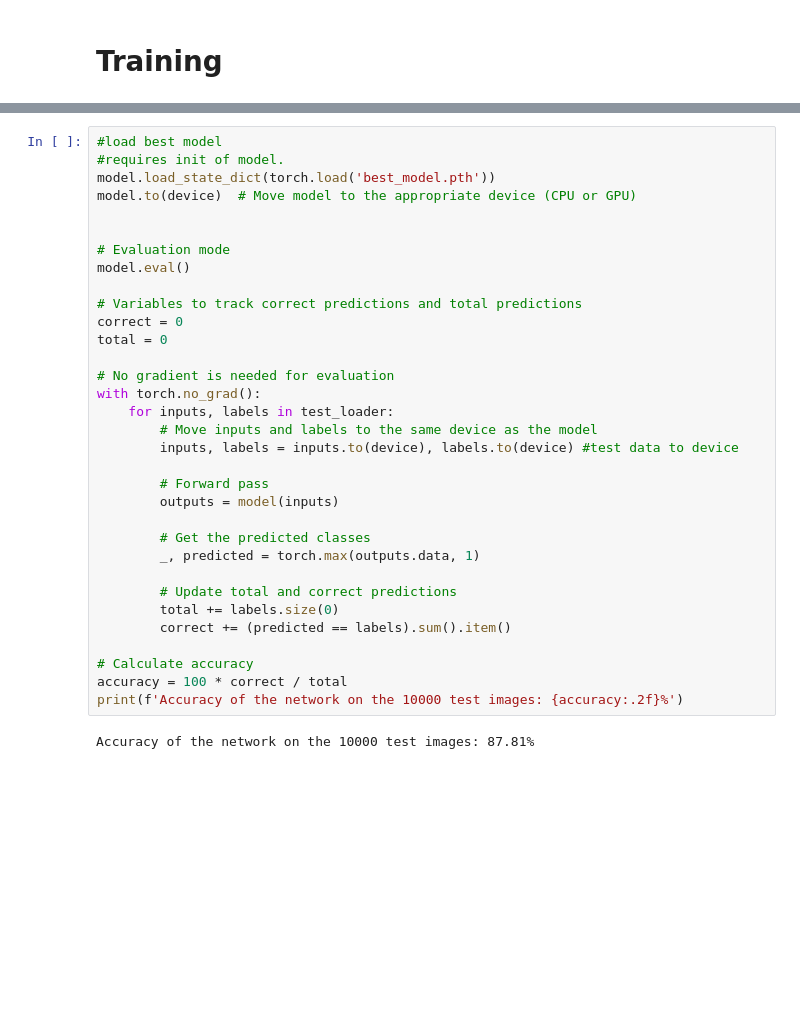
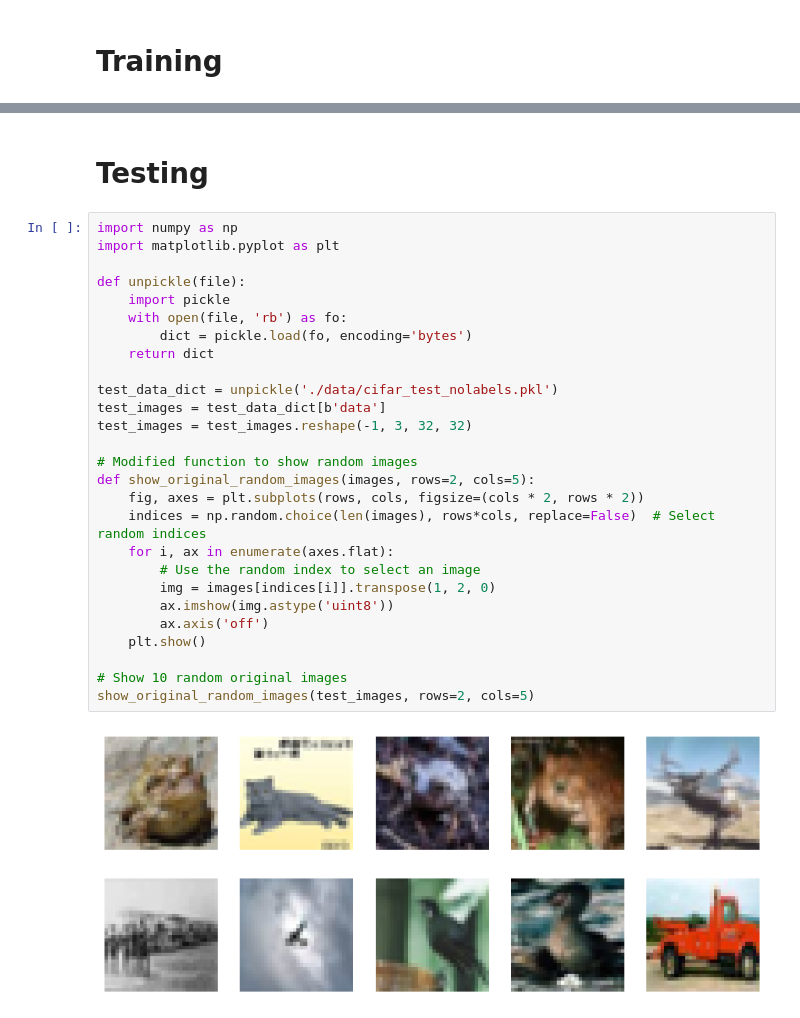
Before and after one commit to matzefit/DL_Sp24_Miniproject, a Jupyter notebook: script.ipynb, the cells around one changed output, grey strips where cells are left out. Cells and saved outputs as stored; diff of their text form; blank space fills up the shorter version.

```diff
--- a/script.ipynb
+++ b/script.ipynb
@@ -324,35 +395,31 @@ Epoch: 23
-# %%
-#load best model
-#requires init of model.
-model.load_state_dict(torch.load('best_model.pth'))
-model.to(device)  # Move model to the appropriate device (CPU or GPU)
-
-
-# Evaluation mode
-model.eval()
-
-# Variables to track correct predictions and total predictions
-correct = 0
-total = 0
-
-# No gradient is needed for evaluation
-with torch.no_grad():
-    for inputs, labels in test_loader:
-        # Move inputs and labels to the same device as the model
-        inputs, labels = inputs.to(device), labels.to(device) #test data to device
-
-        # Forward pass
-        outputs = model(inputs)
-
-        # Get the predicted classes
-        _, predicted = torch.max(outputs.data, 1)
-
-        # Update total and correct predictions
-        total += labels.size(0)
-        correct += (predicted == labels).sum().item()
-
-# Calculate accuracy
-accuracy = 100 * correct / total
-print(f'Accuracy of the network on the 10000 test images: {accuracy:.2f}%')
-# %% [output]
-Accuracy of the network on the 10000 test images: 87.81%
+# %% [markdown]
+# Testing
+# %%
+import numpy as np
+import matplotlib.pyplot as plt
+
+def unpickle(file):
+    import pickle
+    with open(file, 'rb') as fo:
+        dict = pickle.load(fo, encoding='bytes')
+    return dict
+
+test_data_dict = unpickle('./data/cifar_test_nolabels.pkl')
+test_images = test_data_dict[b'data']
+test_images = test_images.reshape(-1, 3, 32, 32)
+
+# Modified function to show random images
+def show_original_random_images(images, rows=2, cols=5):
+    fig, axes = plt.subplots(rows, cols, figsize=(cols * 2, rows * 2))
+    indices = np.random.choice(len(images), rows*cols, replace=False)  # Select random indices
+    for i, ax in enumerate(axes.flat):
+        # Use the random index to select an image
+        img = images[indices[i]].transpose(1, 2, 0)
+        ax.imshow(img.astype('uint8'))
+        ax.axis('off')
+    plt.show()
+
+# Show 10 random original images
+show_original_random_images(test_images, rows=2, cols=5)
+# %% [output]
+[figure, added]
```
Also changed, not shown: parts of 10 cells of this notebook, 1 other file.
